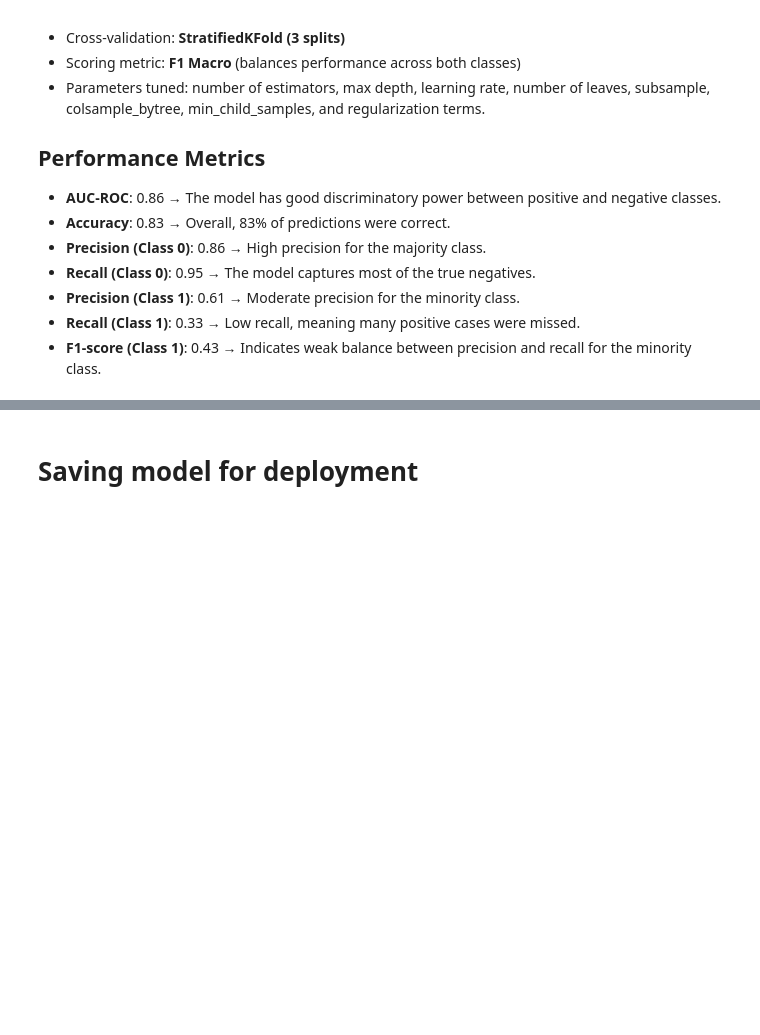
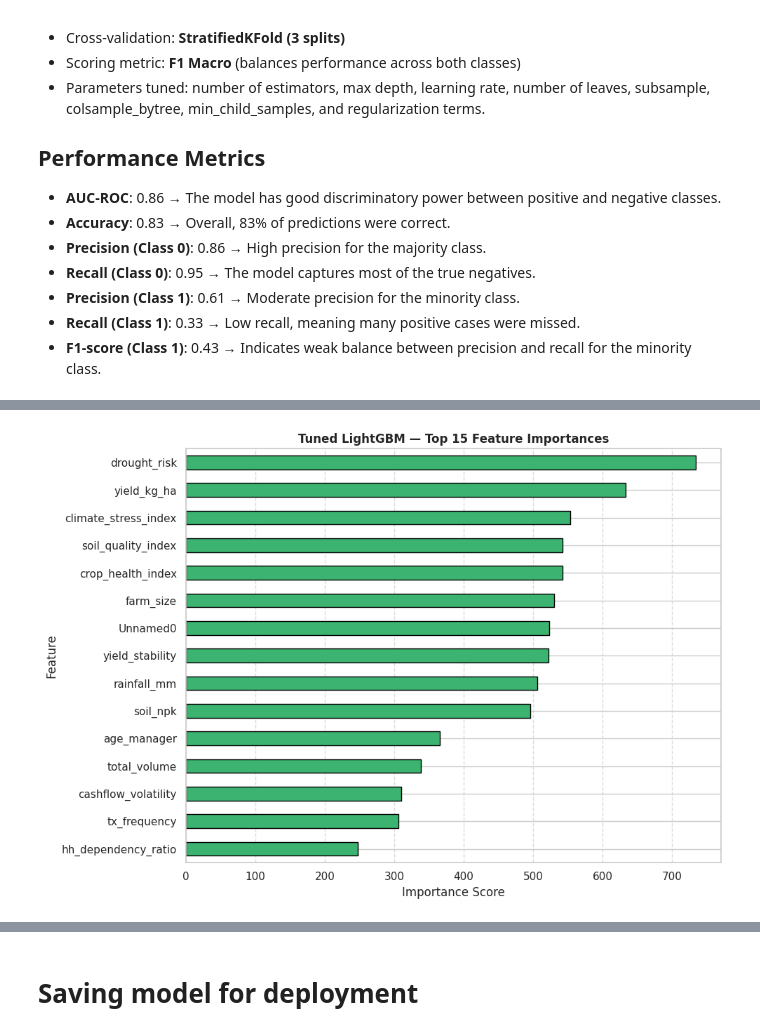
Before and after one commit to karanimwarimu/AGRISCORE-, a Jupyter notebook: Notebooks/Models.ipynb, the cells around one changed output, grey strips where cells are left out. Cells and saved outputs as stored; diff of their text form; code cells hidden in the pictures; blank space fills up the shorter version.

```diff
--- a/Notebooks/Models.ipynb
+++ b/Notebooks/Models.ipynb
@@ -823,0 +827,18 @@ We used **LightGBM (LGBMClassifier)** with hyperparameter tuning via **Randomize
+# %%
+fig = plt.figure(figsize=(10, 7))
+
+# Get feature importances from the best estimator found by RandomizedSearchCV
+importances_tuned_lgb = pd.Series(lgb_search.best_estimator_.feature_importances_,
+                                 index=X_train.columns).sort_values(ascending=False).head(15)
+
+# Plot feature importance
+importances_tuned_lgb.sort_values().plot(kind='barh',
+                                      color='mediumseagreen', edgecolor='k')
+plt.title('Tuned LightGBM — Top 15 Feature Importances', fontweight='bold')
+plt.xlabel('Importance Score')
+plt.ylabel('Feature')
+plt.grid(axis='x', linestyle='--', alpha=0.7)
+plt.tight_layout()
+plt.show()
+# %% [output]
+[figure, added]
```
Also changed, not shown: parts of 13 cells of this notebook.
